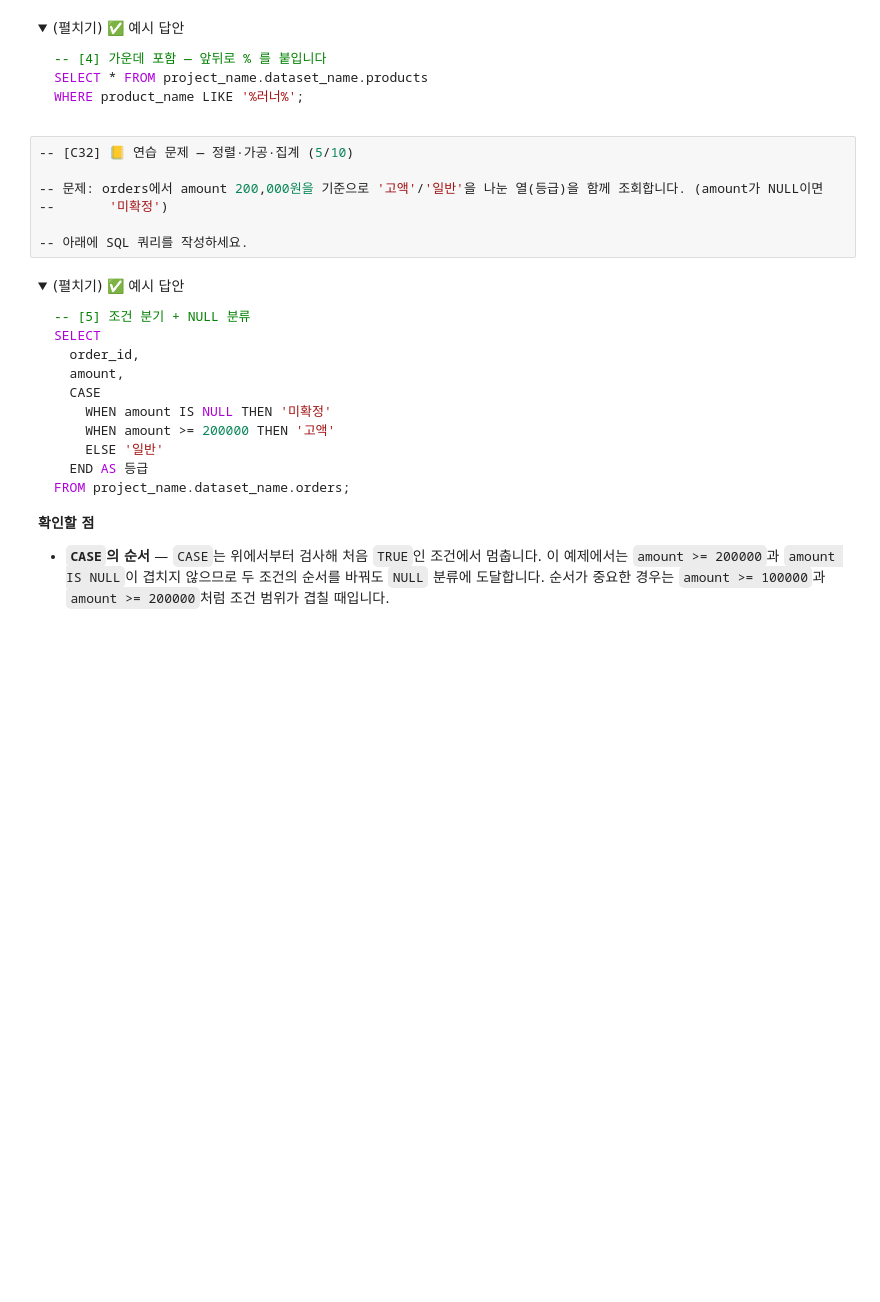
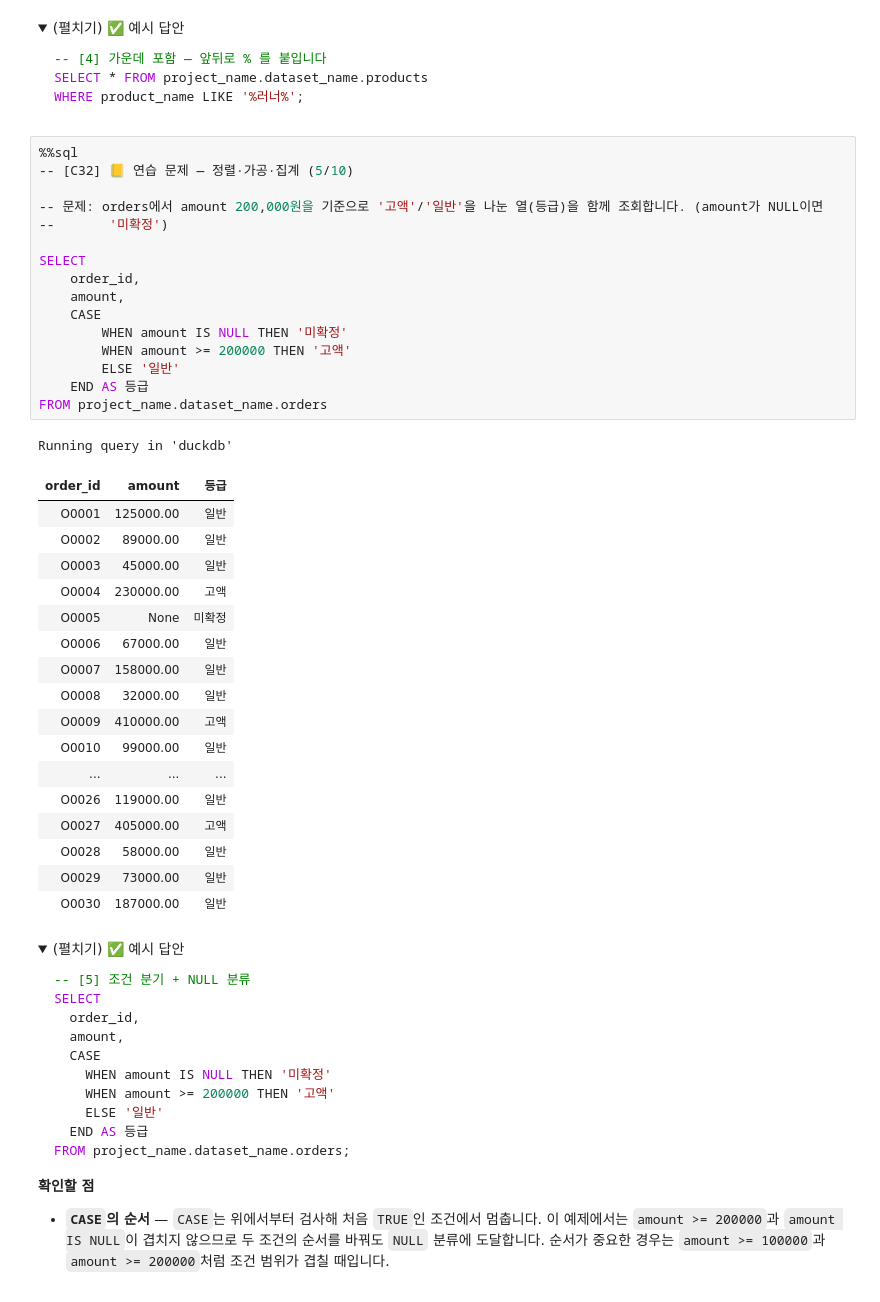
Before and after one commit to yeeunkim-dev/ai-data-bootcamp, a Jupyter notebook: D026+_SQL 데이터 분석/SQL 기초 — 정렬·가공과 집계.ipynb, the cells around one changed output. Saved outputs shown, nothing was run; the diff lists cells and outputs as text; folded sections open; blank space fills up the shorter version.

```diff
--- a/D026+_SQL 데이터 분석/SQL 기초 — 정렬·가공과 집계.ipynb
+++ b/D026+_SQL 데이터 분석/SQL 기초 — 정렬·가공과 집계.ipynb
@@ -1136,12 +1455,40 @@ WHERE product_name LIKE '%러너%';
 
 </details>
 # %%
+%%sql
 -- [C32] 📒 연습 문제 — 정렬·가공·집계 (5/10)
 
 -- 문제: orders에서 amount 200,000원을 기준으로 '고액'/'일반'을 나눈 열(등급)을 함께 조회합니다. (amount가 NULL이면
 --       '미확정')
 
--- 아래에 SQL 쿼리를 작성하세요.
+SELECT
+    order_id,
+    amount,
+    CASE
+        WHEN amount IS NULL THEN '미확정'
+        WHEN amount >= 200000 THEN '고액'
+        ELSE '일반'
+    END AS 등급
+FROM project_name.dataset_name.orders
+# %% [output]
+Running query in 'duckdb'
+| order_id | amount | 등급 |
+| O0001 | 125000.00 | 일반 |
+| O0002 | 89000.00 | 일반 |
+| O0003 | 45000.00 | 일반 |
+| O0004 | 230000.00 | 고액 |
+| O0005 | None | 미확정 |
+| O0006 | 67000.00 | 일반 |
+| O0007 | 158000.00 | 일반 |
+| O0008 | 32000.00 | 일반 |
+| O0009 | 410000.00 | 고액 |
+| O0010 | 99000.00 | 일반 |
+| ... | ... | ... |
+| O0026 | 119000.00 | 일반 |
+| O0027 | 405000.00 | 고액 |
+| O0028 | 58000.00 | 일반 |
+| O0029 | 73000.00 | 일반 |
+| O0030 | 187000.00 | 일반 |
 # %% [markdown]
 <details>
 <summary>(펼치기) ✅ 예시 답안</summary>
```
Also changed, not shown: parts of 59 cells of this notebook.
